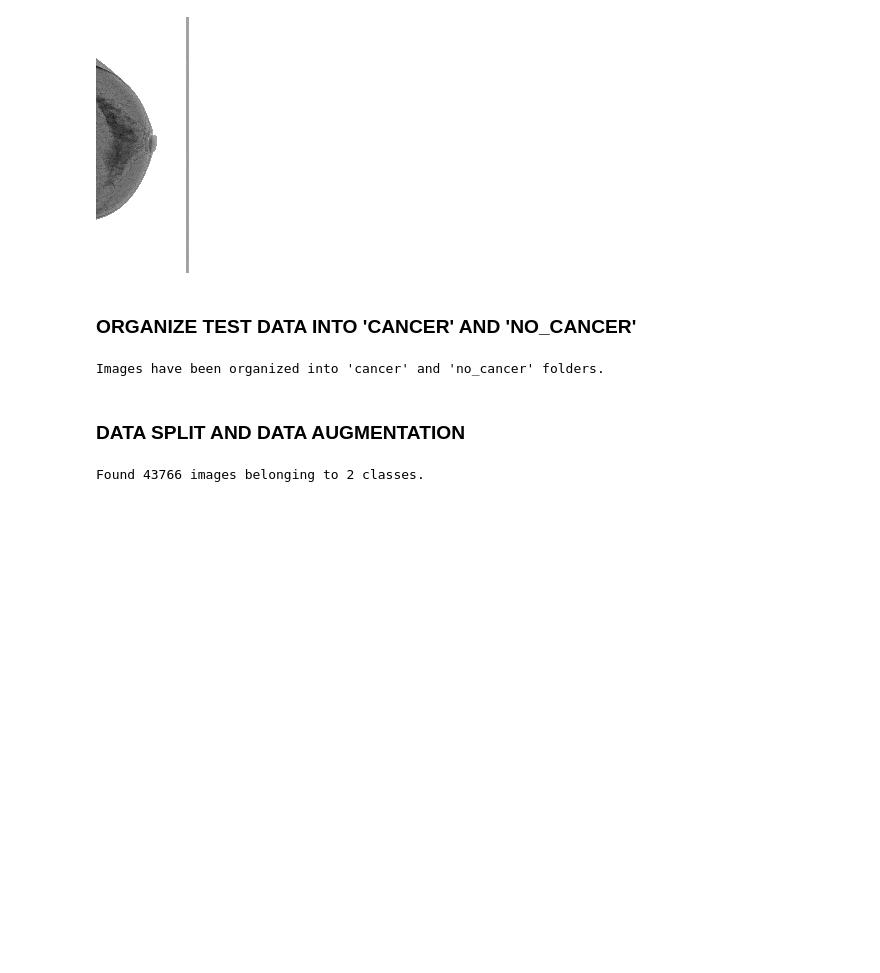
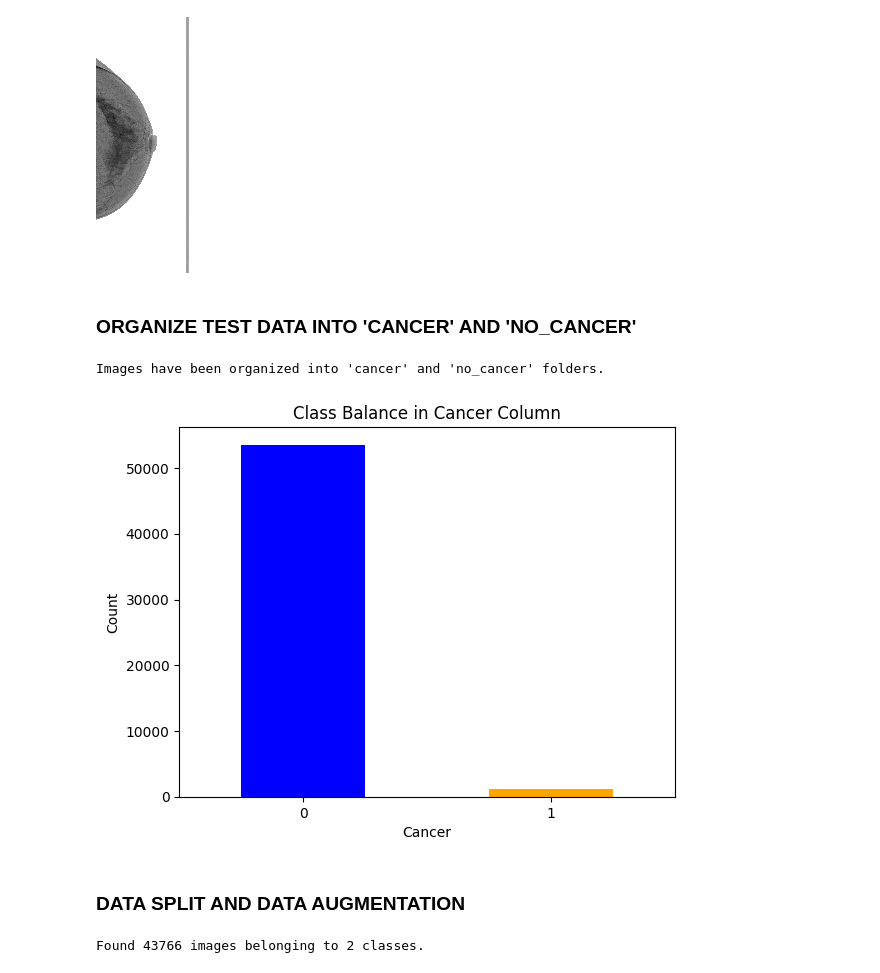
Before and after one commit to Shisiajoy/BreastCancerPrediction, a Jupyter notebook: Training.ipynb, the cells around one changed output. Cells and saved outputs as stored; diff of their text form; code cells hidden in the pictures; blank space fills up the shorter version.

```diff
--- a/Training.ipynb
+++ b/Training.ipynb
@@ -200,6 +200,19 @@ traininfo.apply(organize_images, axis=1)
 print("Images have been organized into 'cancer' and 'no_cancer' folders.")
 # %% [output]
 Images have been organized into 'cancer' and 'no_cancer' folders.
+# %%
+# Count the occurrences of each class in the 'cancer' column
+class_counts = traininfo['cancer'].value_counts()
+
+# Plot the class balance
+class_counts.plot(kind='bar', color=['blue', 'orange'])
+plt.title('Class Balance in Cancer Column')
+plt.xlabel('Cancer')
+plt.ylabel('Count')
+plt.xticks(rotation=0)
+plt.show()
+# %% [output]
+[figure, added]
 # %% [markdown]
 ### DATA SPLIT AND DATA AUGMENTATION
 # %%
```
Also changed, not shown: parts of 3 cells of this notebook.
